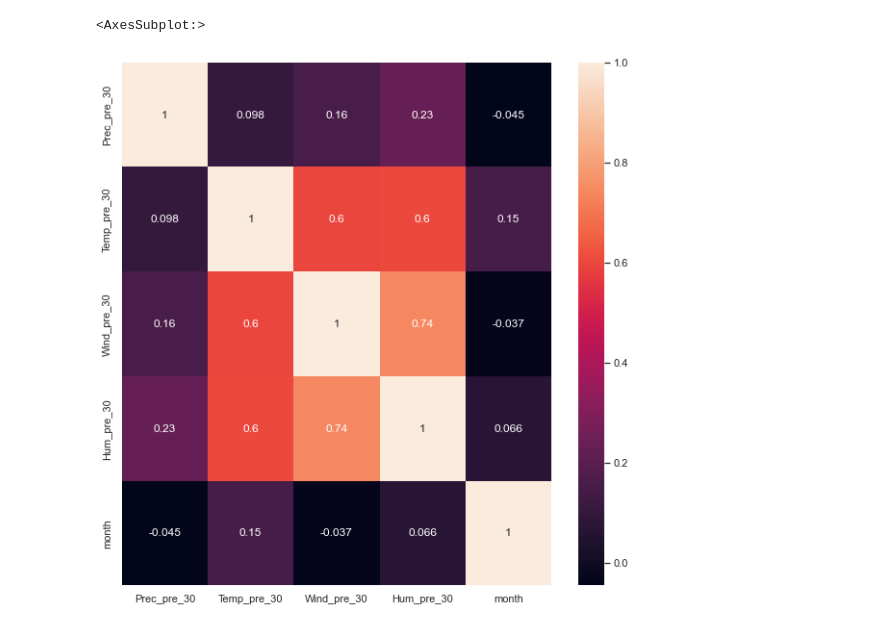
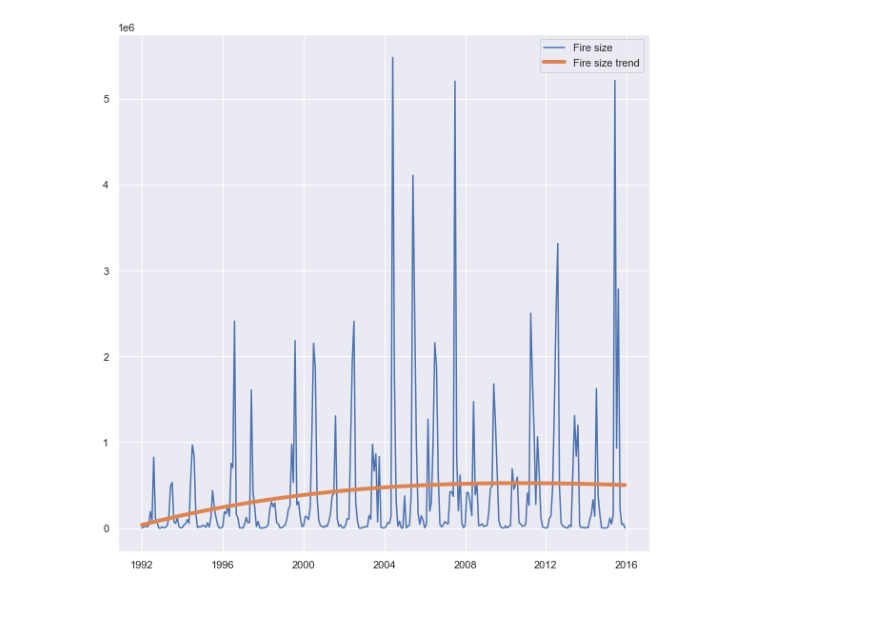
Before and after one commit to Pavelevivan/MultivariateAnalysis, a Jupyter notebook: task_4.ipynb, the cells around one changed output. Cells and saved outputs as stored; diff of their text form; code cells hidden in the pictures.

```diff
--- a/task_4.ipynb
+++ b/task_4.ipynb
@@ -122,9 +95,12 @@ weather_columns = ['Prec_pre_30', 'Temp_pre_30', 'Wind_pre_30', 'Hum_pre_30']
+# %%
+trend = trendline(data.reset_index()['fire_size'], 3)
+plt.plot(data.index, data['fire_size'], label='Fire size')
+plt.plot(data.index, trend, linewidth=4, label='Fire size trend')
+
+plt.legend()
+plt.show()
+# %% [output]
+[figure, added]
 # %%
 # Analyze covariance or correlation function for chosen target variables and mutual
 # correlation functions among predictors and targets.
-# %%
-corrMatrix = df_count[weather_columns + ['month']].corr()
-sns.heatmap(corrMatrix, annot=True)
-# %% [output]
-<AxesSubplot:>
-[figure, removed]
```
Also changed, not shown: parts of 61 cells of this notebook.
